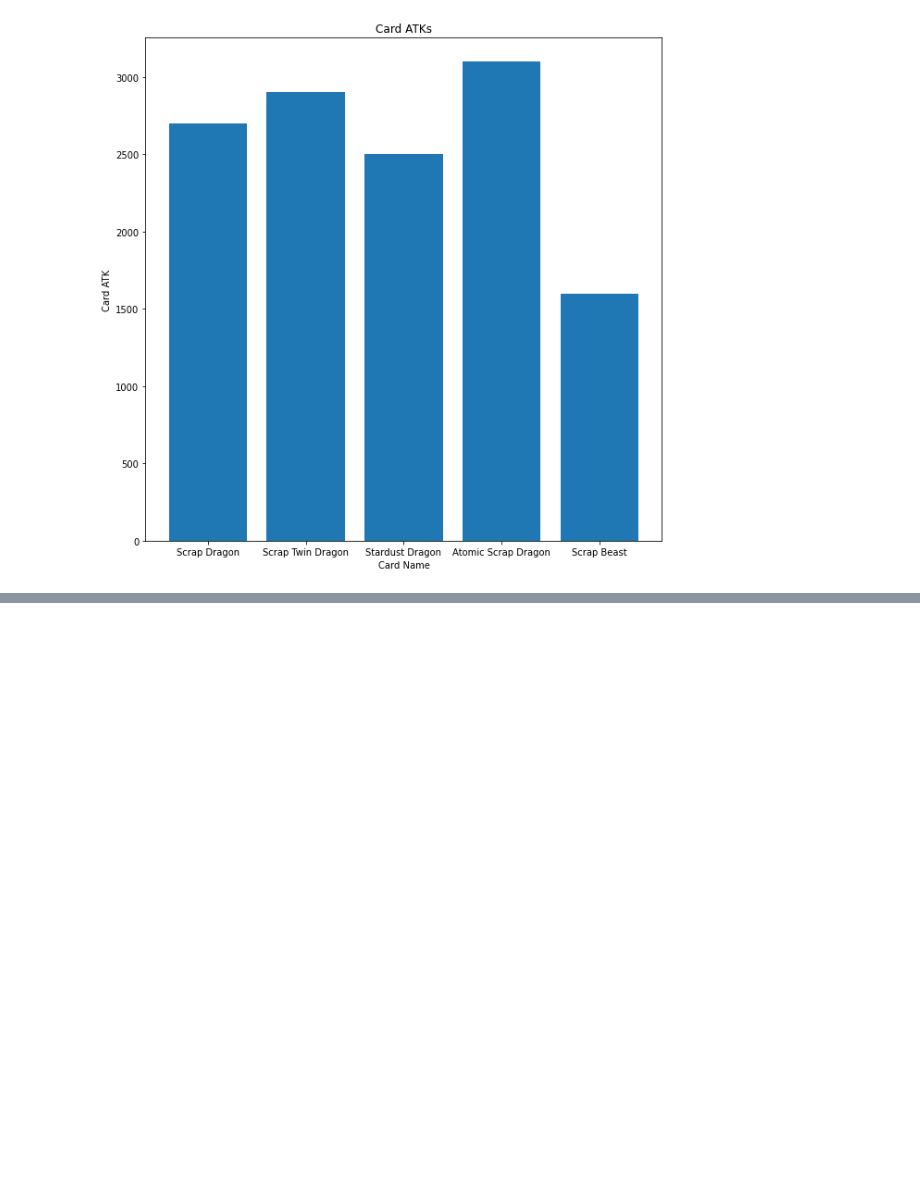
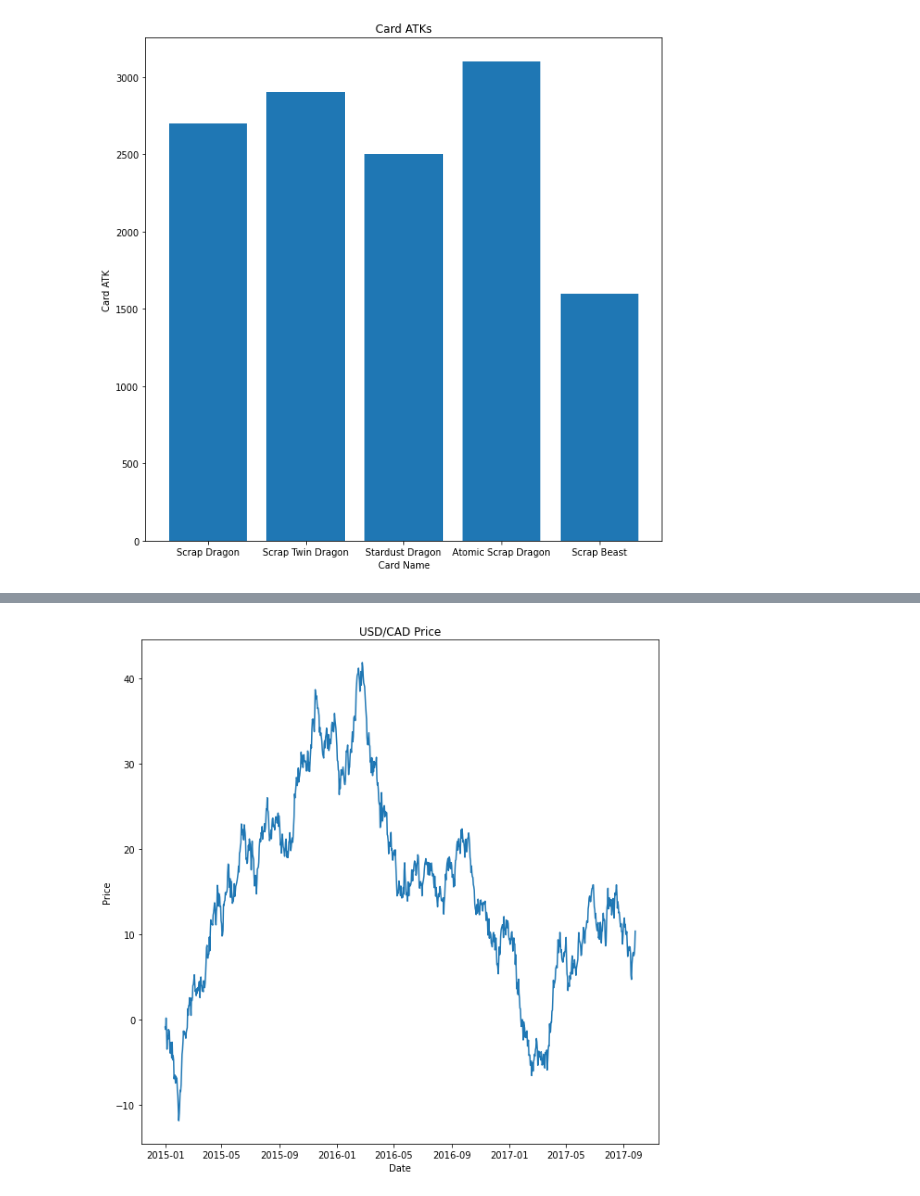
Before and after one commit to MMPSoudani/Data_Science_Notebook, a Jupyter notebook: introduction_to_matplotlib.ipynb, the cells around one changed output, grey strips where cells are left out. Drawn from its saved outputs; the diff is of its cells as text; code cells hidden in the pictures; blank space fills up the shorter version.

```diff
--- a/introduction_to_matplotlib.ipynb
+++ b/introduction_to_matplotlib.ipynb
@@ -126,0 +139,6 @@ ax.set(title="Card ATKs", xlabel="Card Name", ylabel="Card ATK");
+# %%
+fig, ax = plt.subplots(figsize=(10, 10))
+ax.plot(data_cumsum)
+ax.set(title="USD/CAD Price", xlabel="Date", ylabel="Price");
+# %% [output]
+[figure, added]
```
Also changed, not shown: parts of 23 cells of this notebook, 1 other file.
